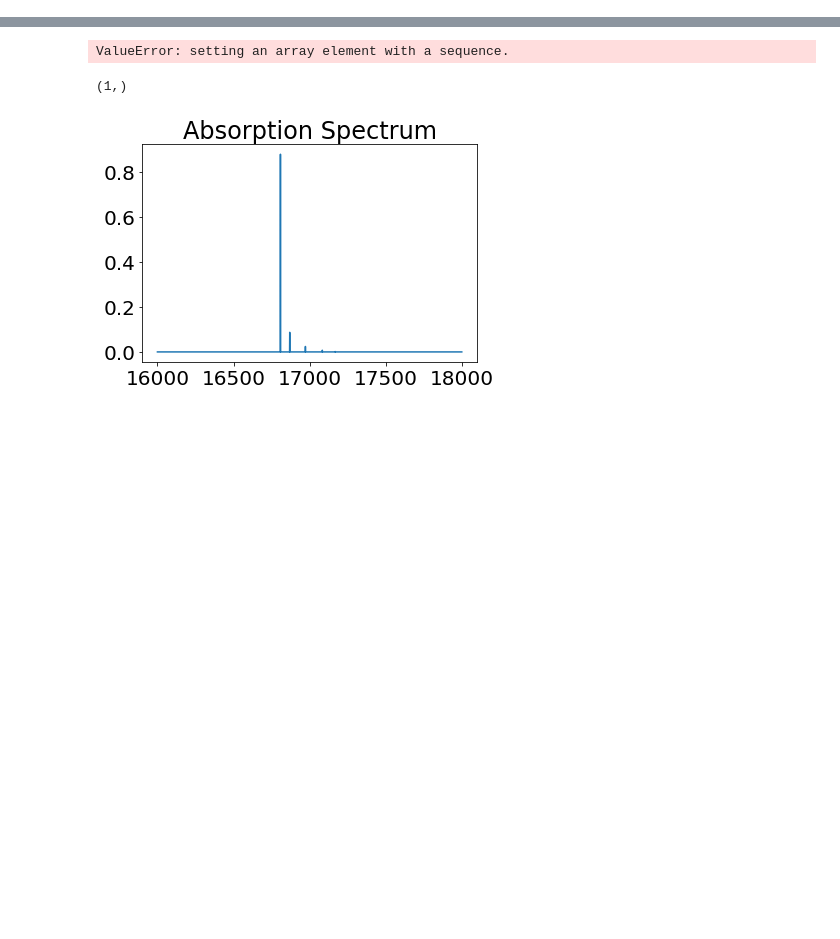
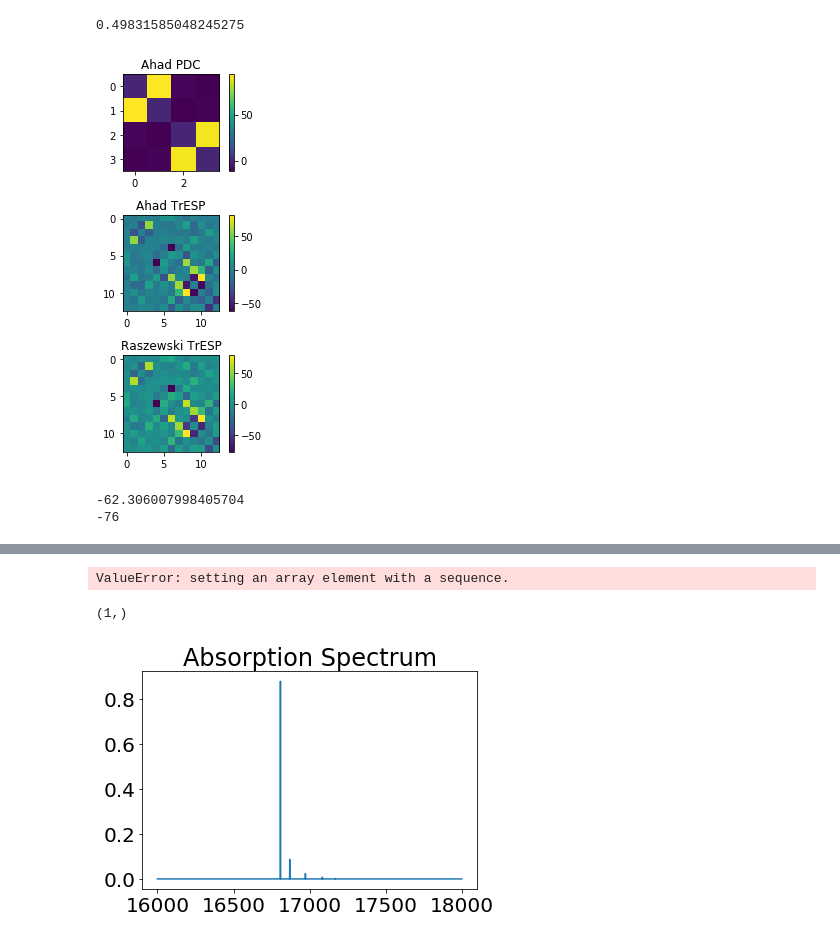
Before and after one commit to mreppert/PigmentHunter, a Jupyter notebook: couplingmatrix.ipynb, the cells around one changed output, grey strips where cells are left out. Cells and saved outputs as stored; diff of their text form; code cells hidden in the pictures; blank space fills up the shorter version.

```diff
--- a/couplingmatrix.ipynb
+++ b/couplingmatrix.ipynb
@@ -214,7 +724,8 @@ for m in range (0, N):
         V[m,n] =5.04*0.9*(((4.8)**2)*(np.dot(mu1,mu2))-3*(np.dot(mu1,Rmnhat))*(np.dot(mu2,Rmnhat)))/(rmn**3)
 
 #V[np.isnan(V)] = 0  #I was recieving values 'nan' on diagonals
-V=np.nan_to_num(V) #I was recieving values 'nan' on diagonals
+#V=np.nan_to_num(V) #I was recieving values 'nan' on diagonals
+#print(V)
+print(np.transpose(V)[:-1,1:])
 V = V + np.transpose(V)
-print(V)
 # %% [output]
@@ -225,5 +734,0 @@ print(V)
-# %%
-#TrESP Method
-for at in struc:
-    if at.name.strip()=='NA':
-        print(at.residue)
@@ -318,0 +831,67 @@ print(np.shape(xstruc.dips))
+# %%
+Reppert_CP47_C = np.array([
+    [0, -42, 0, 0, -3, 0, 1, 2, -1, 2, -1, 1, 0, -1, -3, 0],
+    [0, 0, -89, 19, 5, -7, -5, 6, -20, -14, -4, 6, -9, -2, 4, -2],
+    [0, 0, 0, 3, -3, -58, -2, -8, 30, 16, 2, -9, 4, -2, -1, -4],
+    [0, 0, 0, 0, -43, -13, 62, 5, -10, -5, -2, 18, -31, 7, -3, 0],
+    [0, 0, 0, 0, 0, 66, -18, -2, 0, -4, -4, -5, -7, -4, 12, 10],
+    [0, 0, 0, 0, 0, 0, 6, -3, 7, -4, 5, -4, 9, 4, 1, 8],
+    [0, 0, 0, 0, 0, 0, 0, 0, 3, 1, 5, -1, 15, 4, -2, 2],
+    [0, 0, 0, 0, 0, 0, 0, 0, -15, -87, -15, 19, -6, -3, 3, -1],
+    [0, 0, 0, 0, 0, 0, 0, 0, 0, 46, 8, -13, 9, 3, -2, 5],
+    [0, 0, 0, 0, 0, 0, 0, 0, 0, 0, -12, 51, -2, -6, 34, -7],
+    [0, 0, 0, 0, 0, 0, 0, 0, 0, 0, 0, -12, 58, 33, -16, 7],
+    [0, 0, 0, 0, 0, 0, 0, 0, 0, 0, 0, 0, -62, 88, 21, 1],
+    [0, 0, 0, 0, 0, 0, 0, 0, 0, 0, 0, 0, 0, -61, -3, 2],
+    [0, 0, 0, 0, 0, 0, 0, 0, 0, 0, 0, 0, 0, 0, -12, 12],
+    [0, 0, 0, 0, 0, 0, 0, 0, 0, 0, 0, 0, 0, 0, 0, -10],
+    [0, 0, 0, 0, 0, 0, 0, 0, 0, 0, 0, 0, 0, 0, 0, 0]
+])
+
+Reppert_CP47_C += np.transpose(Reppert_CP47_C)
+
+print(np.max(np.abs(Reppert_CP47_C - C)))
+# %% [output]
+0.49831585048245275
+# %%
+RengerC = [[0, -7, 0, -2, -3, 12, 16, 1, -9, 3, -2, 0, 1],
+[0, 0, -25, 60, 1, -6, -8, 3, 19, -12, 10, -6, -1],
+[0, 0, 0, -20, -2, 0, -5, -3, -4, -11, -4, 13, 4],
+[0, 0, 0, 0, 2, 4, 2, 6, -2, 21, 3, -3, 4],
+[0, 0, 0, 0, 0, -13, -76, -11, 18, -2, -1, 1, -4],
+[0, 0, 0, 0, 0, 0, 20, 10, -25, 11, 4, -6, 9],
+[0, 0, 0, 0, 0, 0, 0, -10, 64, -3, -6, 24, -24],
+[0, 0, 0, 0, 0, 0, 0, 0, 6, 56, 29, -16, 9],
+[0, 0, 0, 0, 0, 0, 0, 0, 0, -50, 78, 3, -8],
+[0, 0, 0, 0, 0, 0, 0, 0, 0, 0, -59, -9, 10],
+[0, 0, 0, 0, 0, 0, 0, 0, 0, 0, 0, -15, 9],
+[0, 0, 0, 0, 0, 0, 0, 0, 0, 0, 0, 0, -41],
+[0, 0, 0, 0, 0, 0, 0, 0, 0, 0, 0, 0, 0]]
+RengerC = np.array(RengerC)
+RengerC = RengerC + np.transpose(RengerC)
+
+Cscale = (C).astype(int)
+
+plt.figure(figsize=(3,6))
+
+plt.subplot(3,1,1)
+plt.imshow(V)
+plt.title('Ahad PDC')
+plt.colorbar()
+
+plt.subplot(3,1,2)
+plt.imshow(Cscale)
+plt.colorbar()
+plt.title('Ahad TrESP')
+
+plt.subplot(3,1,3)
+plt.imshow(RengerC)
+plt.colorbar()
+plt.title('Raszewski TrESP')
+
+plt.tight_layout()
+plt.show()
+# %% [output]
+[figure, added]
+-62.306007998405704
+-76
```
Also changed, not shown: parts of 10 cells of this notebook, 2 other files.
